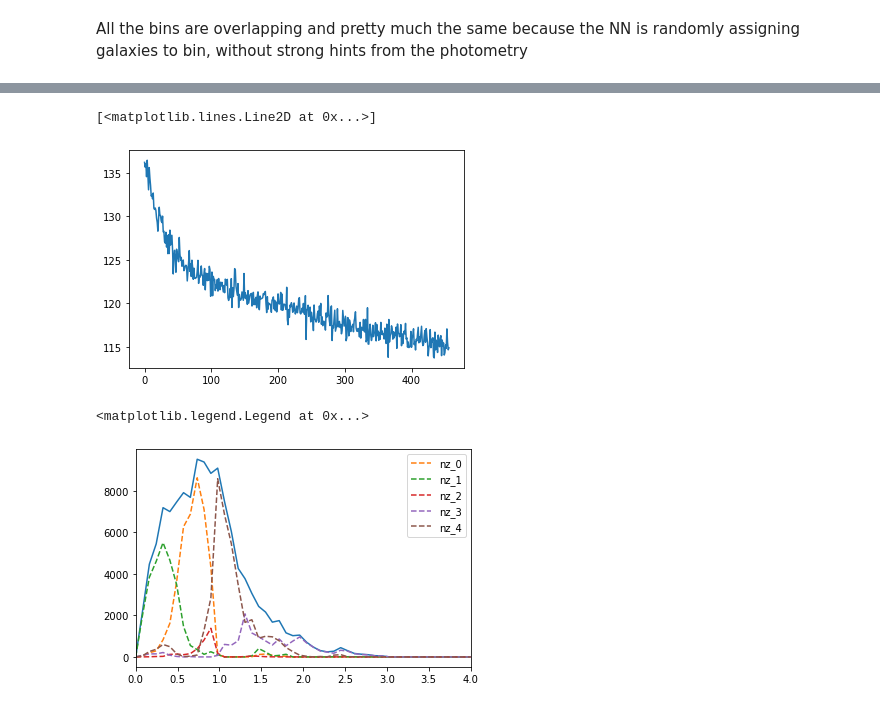
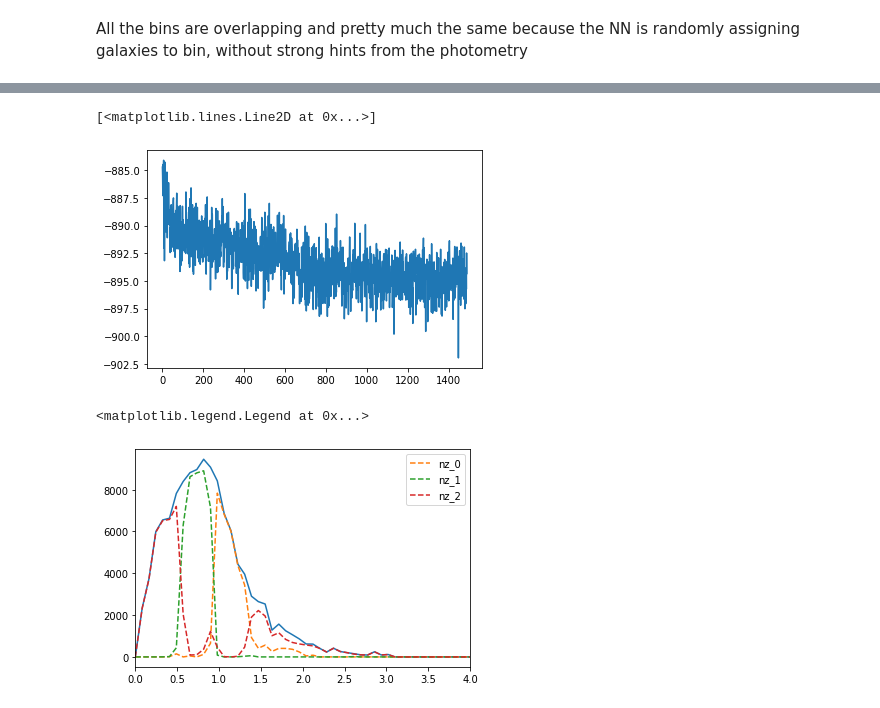
Before and after one commit to LSSTDESC/tomo_challenge, a Jupyter notebook: notebooks/LearningToBin-Signal2Noise.ipynb, the cells around one changed output, grey strips where cells are left out. Saved outputs shown, nothing was run; the diff lists cells and outputs as text; code cells hidden in the pictures.

```diff
--- a/notebooks/LearningToBin-Signal2Noise.ipynb
+++ b/notebooks/LearningToBin-Signal2Noise.ipynb
@@ -18,12 +23,16 @@ from jax_cosmo.redshift import kde_nz
 # %% [markdown]
 ## Loading the data
 # %%
-from tomo_challenge.data import load_magnitudes_and_colors, load_redshift
-from sklearn.preprocessing import StandardScaler
-features_scaler = StandardScaler()
+from tomo_challenge.data import load_data, load_redshift
+from sklearn.preprocessing import StandardScaler, RobustScaler
+features_scaler = RobustScaler()
 
-features = np.array( features_scaler.fit_transform(load_magnitudes_and_colors('../riz/training.hdf5','riz')))
-labels = np.array(load_redshift('../riz/training.hdf5'))
+data = load_data('../data/training.hdf5','riz',colors=True, errors=True, array=True)
+m = (data[:,0] <32) & (data[:,1] <32) & (data[:,2] <32)
+data = data[m]
+
+features = np.clip(np.array(features_scaler.fit_transform(data)),-4,4)
+labels = np.array(load_redshift('../data/training.hdf5'))[m]
 # %%
 # Let's grab some data
 batch_size = 10000
@@ -44,0 +54,3 @@ Text(0.5, 0, 'redshift z')
+# %%
+for i in range(12):
+    hist(batch_features[:,i],100, alpha=0.3)
@@ -48,7 +62,7 @@ Text(0.5, 0, 'redshift z')
 from flax import nn
 from flax import optim
 # %%
-nbins=5
+nbins=3
 # Here is a trivial classifier for 2 bins
 class BinningNN(nn.Module):
     def apply(self, x):
@@ -57,8 +71,13 @@ class BinningNN(nn.Module):
         """
         net = nn.Dense(x, 500, name='fc1')
         net = nn.leaky_relu(net)
+        net = nn.BatchNorm(net)
         net = nn.Dense(net, 500, name='fc2')
         net = nn.leaky_relu(net)
+        net = nn.BatchNorm(net)
+        net = nn.Dense(net, 500, name='fc3')
+        net = nn.leaky_relu(net)
+        net = nn.BatchNorm(net)
         # The output of the model should be a gumbell softmax layer
         return nn.softmax(nn.Dense(net, nbins))
 # %%
@@ -72,7 +91,7 @@ def train_step(optimizer, batch):
     return optimizer, loss
 # %%
 # Let's get some initial weights
-_, initial_params = BinningNN.init_by_shape( rand.PRNGKey(0), [((1, 6), np.float32)])
+_, initial_params = BinningNN.init_by_shape( rand.PRNGKey(0), [((1, 12), np.float32)])
 model = nn.Model(BinningNN, initial_params)
 # %%
 optimizer = optim.Momentum(learning_rate=0.001, beta=0.9).create(model)
@@ -121,8 +149,8 @@ KeyboardInterrupt:
 # %%
-plot(losses)
+plot(losses[10:])
 # %% [output]
 [<matplotlib.lines.Line2D at 0x...>]
-[figure, old version]
+[figure, new version]
 # %%
 # Sweet :-D let's see if it did anything
 batch = get_batch()
@@ -138,7 +166,7 @@ xlim(0,4)
 legend()
 # %% [output]
 <matplotlib.legend.Legend at 0x...>
-[figure, old version]
+[figure, new version]
 # %%
 # Exporting the trained model
 from flax import serialization
```
Also changed, not shown: parts of 5 cells of this notebook, 15 other files.
